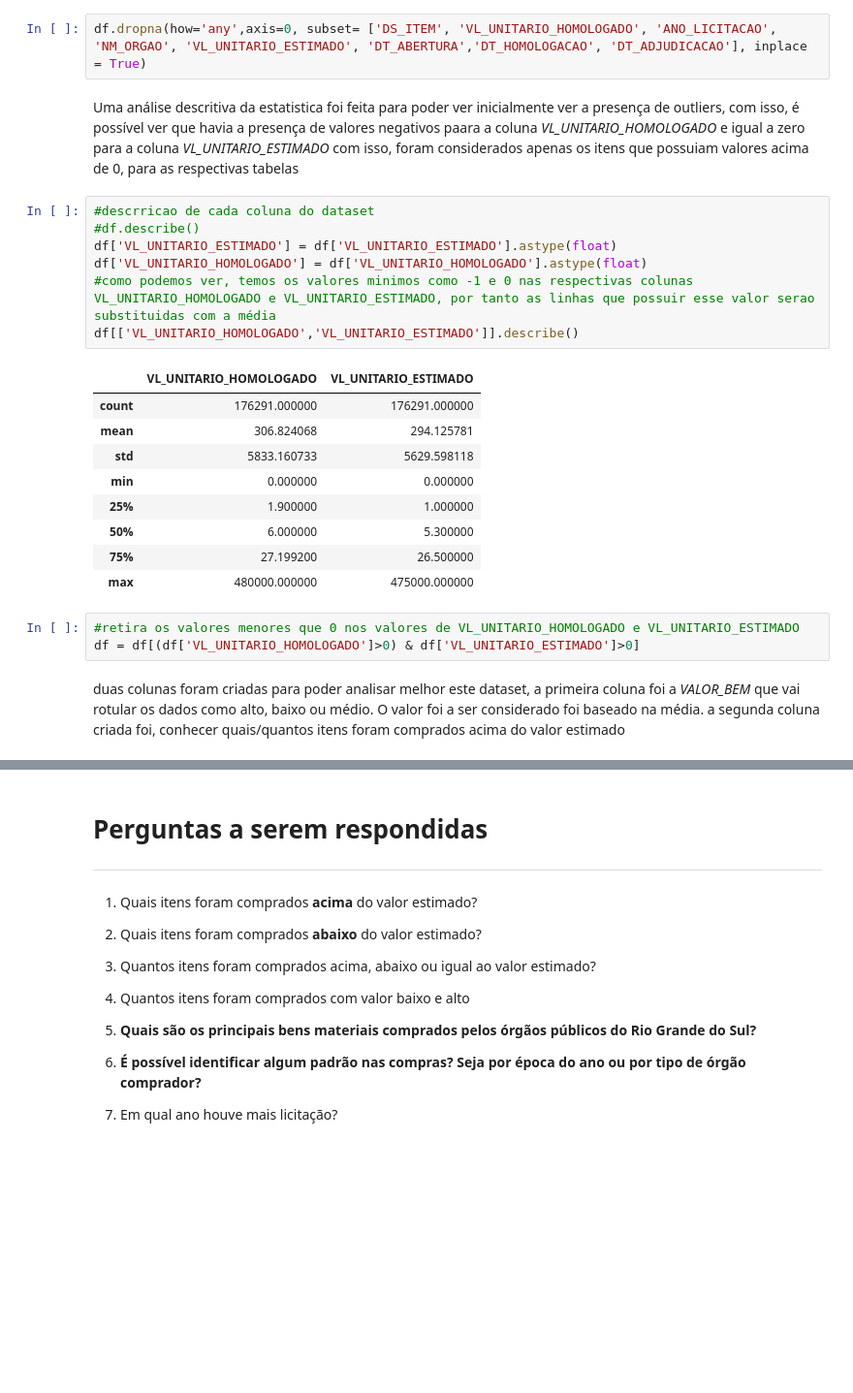
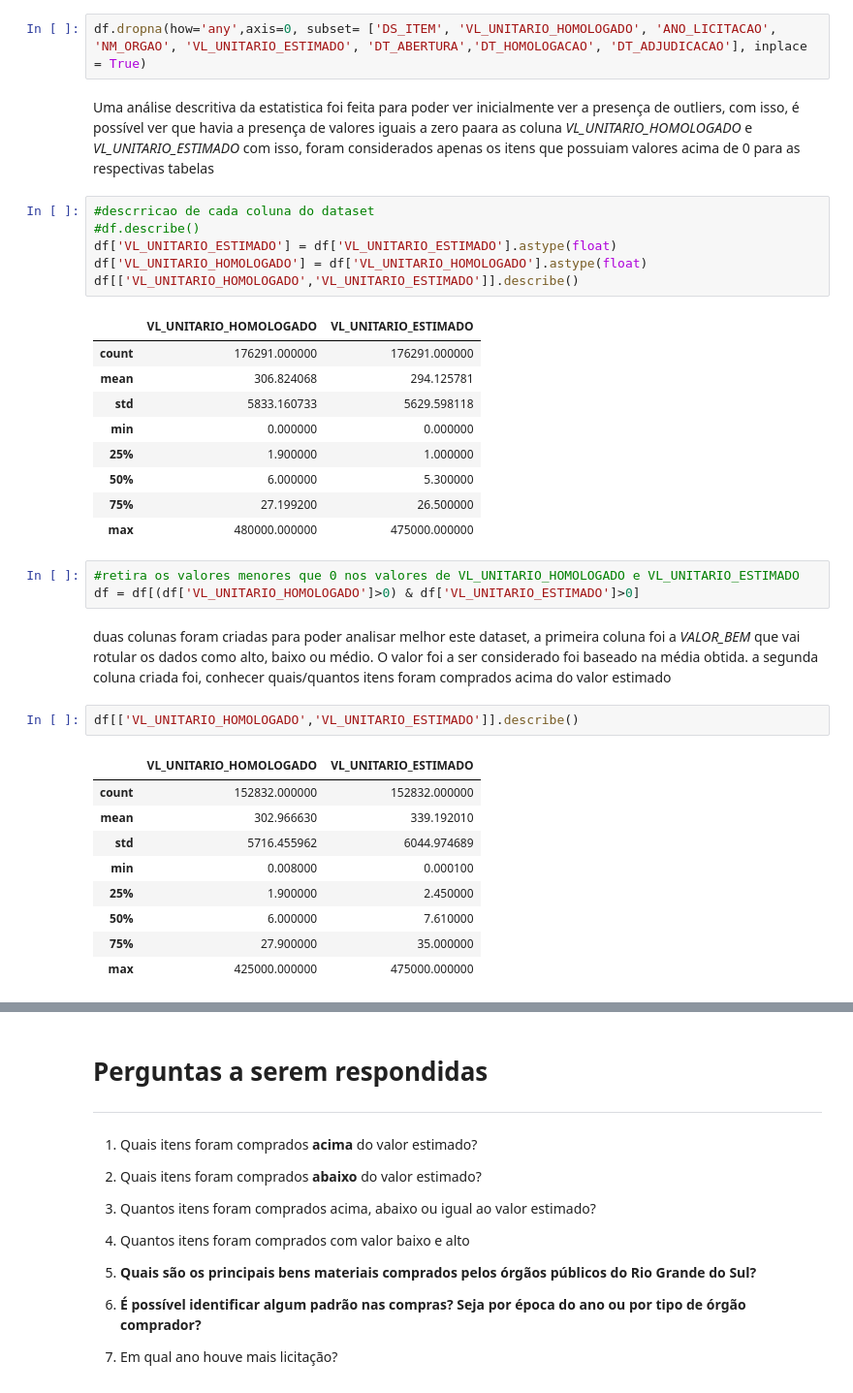
Before and after one commit to tuanymariiah/DSB, a Jupyter notebook: DSB_Processo_Seletivo.ipynb, the cells around one changed output, grey strips where cells are left out. Shown at 97% size. Cells and saved outputs as stored; diff of their text form; blank space fills up the shorter version.

```diff
--- a/DSB_Processo_Seletivo.ipynb
+++ b/DSB_Processo_Seletivo.ipynb
@@ -126,14 +126,13 @@ exclusão de dados que possuiam valores vazios nas colunas a serem utilizadas pa
 # %%
 df.dropna(how='any',axis=0, subset= ['DS_ITEM', 'VL_UNITARIO_HOMOLOGADO', 'ANO_LICITACAO', 'NM_ORGAO', 'VL_UNITARIO_ESTIMADO', 'DT_ABERTURA','DT_HOMOLOGACAO', 'DT_ADJUDICACAO'], inplace = True)
 # %% [markdown]
-Uma análise descritiva da estatistica foi feita para poder ver inicialmente ver a presença de outliers, com isso, é possível ver que havia a presença de valores negativos paara a coluna *VL_UNITARIO_HOMOLOGADO* e igual a zero para a coluna *VL_UNITARIO_ESTIMADO*
-com isso, foram considerados apenas os itens que possuiam valores acima de 0, para as respectivas tabelas
+Uma análise descritiva da estatistica foi feita para poder ver inicialmente ver a presença de outliers, com isso, é possível ver que havia a presença de valores iguais a zero paara as coluna *VL_UNITARIO_HOMOLOGADO* e *VL_UNITARIO_ESTIMADO*
+com isso, foram considerados apenas os itens que possuiam valores acima de 0 para as respectivas tabelas
 # %%
 #descrricao de cada coluna do dataset
 #df.describe()
 df['VL_UNITARIO_ESTIMADO'] = df['VL_UNITARIO_ESTIMADO'].astype(float)
 df['VL_UNITARIO_HOMOLOGADO'] = df['VL_UNITARIO_HOMOLOGADO'].astype(float)
-#como podemos ver, temos os valores minimos como -1 e 0 nas respectivas colunas VL_UNITARIO_HOMOLOGADO e VL_UNITARIO_ESTIMADO, por tanto as linhas que possuir esse valor serao substituidas com a média
 df[['VL_UNITARIO_HOMOLOGADO','VL_UNITARIO_ESTIMADO']].describe()
 # %% [output]
 |  | VL_UNITARIO_HOMOLOGADO | VL_UNITARIO_ESTIMADO |
@@ -149,7 +148,19 @@ df[['VL_UNITARIO_HOMOLOGADO','VL_UNITARIO_ESTIMADO']].describe()
 #retira os valores menores que 0 nos valores de VL_UNITARIO_HOMOLOGADO e VL_UNITARIO_ESTIMADO
 df = df[(df['VL_UNITARIO_HOMOLOGADO']>0) & df['VL_UNITARIO_ESTIMADO']>0]
 # %% [markdown]
-duas colunas foram criadas para poder analisar melhor este dataset, a primeira coluna foi a *VALOR_BEM* que vai rotular os dados como alto, baixo ou médio. O valor foi a ser considerado foi baseado na média.
+duas colunas foram criadas para poder analisar melhor este dataset, a primeira coluna foi a *VALOR_BEM* que vai rotular os dados como alto, baixo ou médio. O valor foi a ser considerado foi baseado na média obtida.
 a segunda coluna criada foi, conhecer quais/quantos itens foram comprados acima do valor estimado
+# %%
+df[['VL_UNITARIO_HOMOLOGADO','VL_UNITARIO_ESTIMADO']].describe()
+# %% [output]
+|  | VL_UNITARIO_HOMOLOGADO | VL_UNITARIO_ESTIMADO |
+| count | 152832.000000 | 152832.000000 |
+| mean | 302.966630 | 339.192010 |
+| std | 5716.455962 | 6044.974689 |
+| min | 0.008000 | 0.000100 |
+| 25% | 1.900000 | 2.450000 |
+| 50% | 6.000000 | 7.610000 |
+| 75% | 27.900000 | 35.000000 |
+| max | 425000.000000 | 475000.000000 |
 # %%
 #cria uma nova coluna para valores alto, médio ou baixo
```
Also changed, not shown: parts of 3 cells of this notebook.
